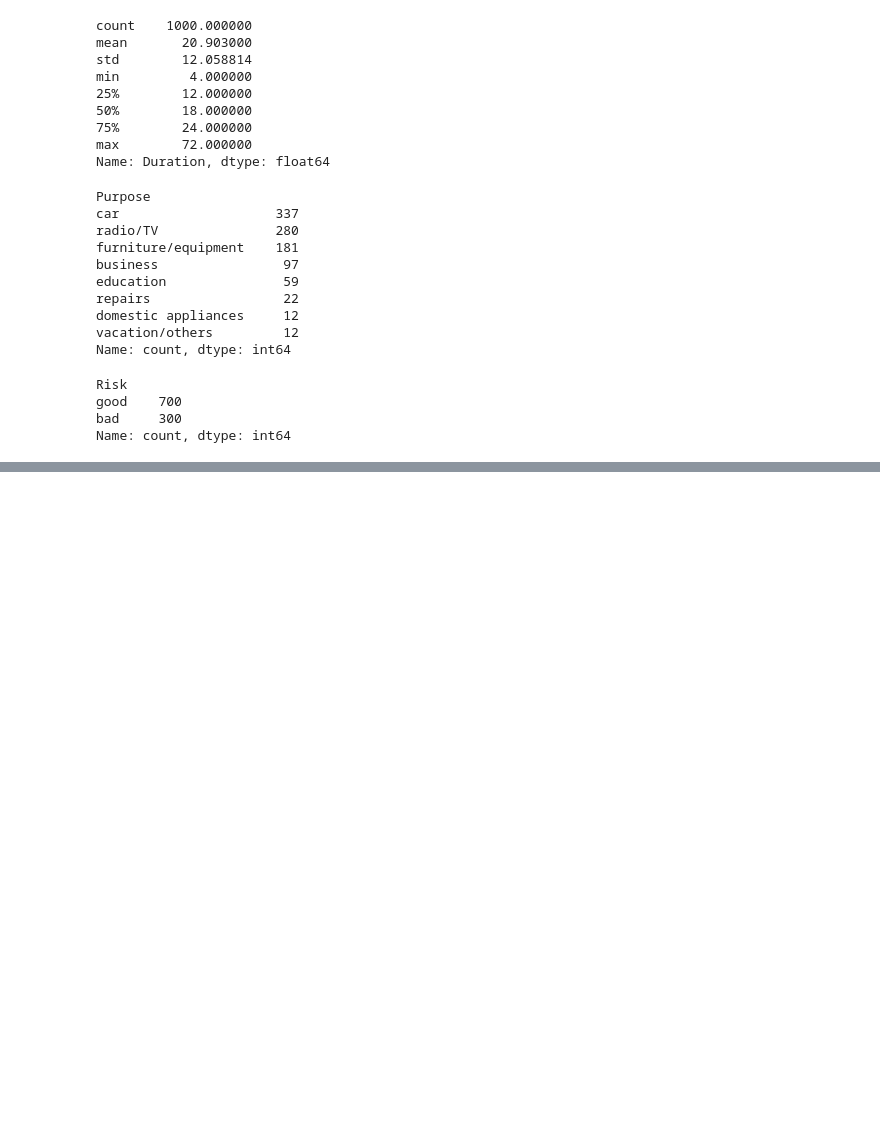
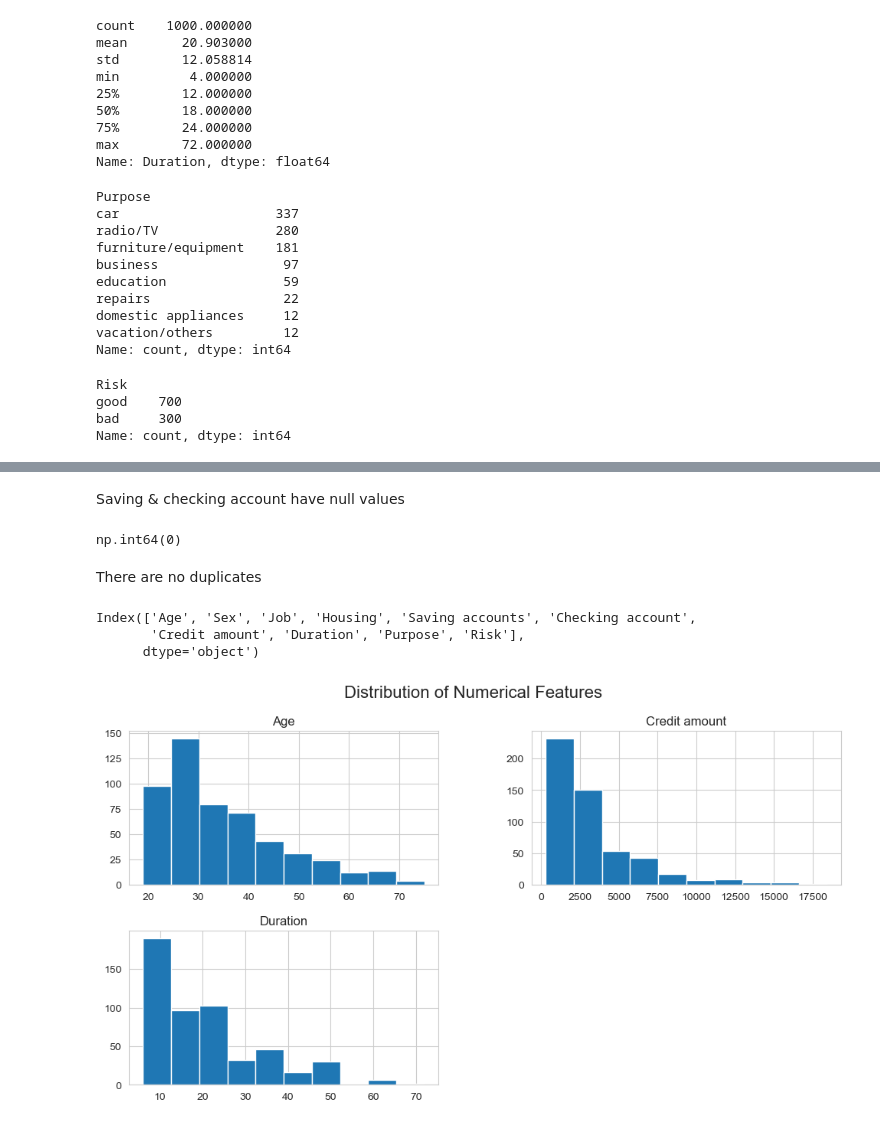
Before and after one commit to somberlyx/Credit-risk, a Jupyter notebook: Credit-risk.ipynb, the cells around one changed output, grey strips where cells are left out. Cells and saved outputs as stored; diff of their text form; code cells hidden in the pictures; blank space fills up the shorter version.

```diff
--- a/Credit-risk.ipynb
+++ b/Credit-risk.ipynb
@@ -147,0 +164,22 @@ df.describe(include='all').T
+# %% [markdown]
+Saving & checking account have null values
+# %%
+df.duplicated().sum()
+# %% [output]
+np.int64(0)
+# %% [markdown]
+There are no duplicates
+# %%
+df = df.dropna().reset_index(drop=True)
+# %%
+df.columns
+# %% [output]
+Index(['Age', 'Sex', 'Job', 'Housing', 'Saving accounts', 'Checking account',
+       'Credit amount', 'Duration', 'Purpose', 'Risk'],
+      dtype='object')
+# %%
+df[["Age", "Credit amount", "Duration"]].hist(bins=10, figsize=(12, 6))
+plt.suptitle("Distribution of Numerical Features", fontsize=16)
+plt.show()
+# %% [output]
+[figure, added]
```
Also changed, not shown: parts of 18 cells of this notebook.
